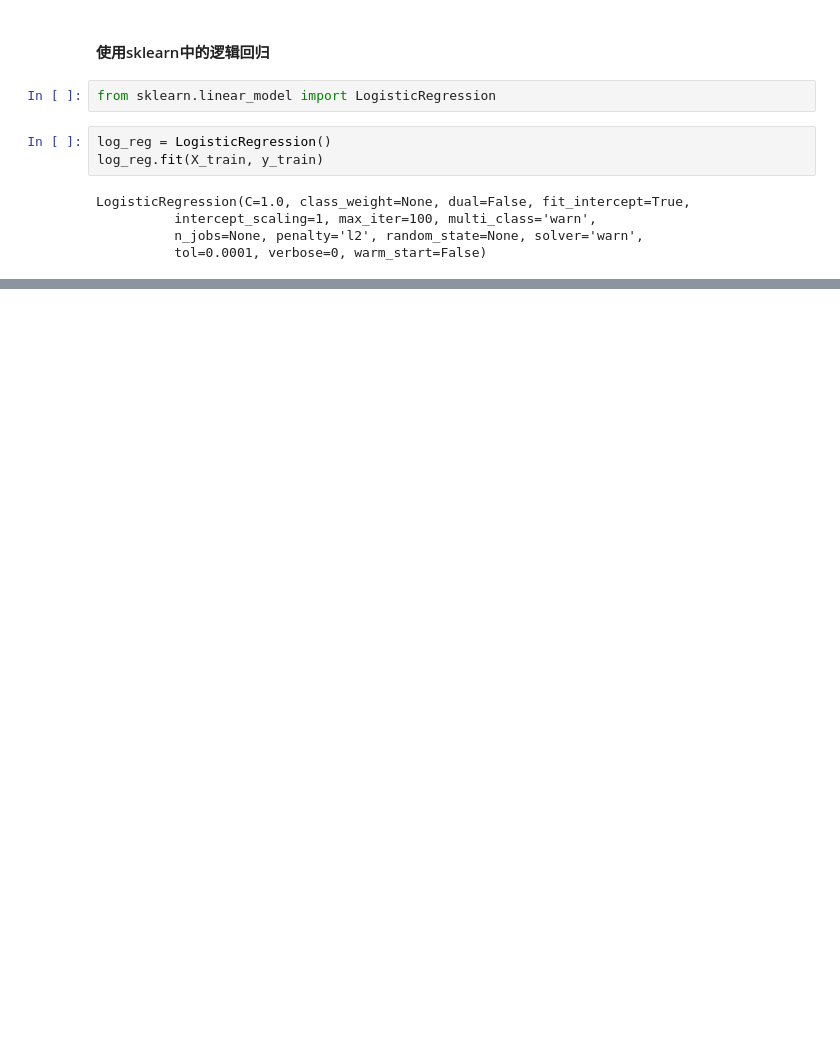
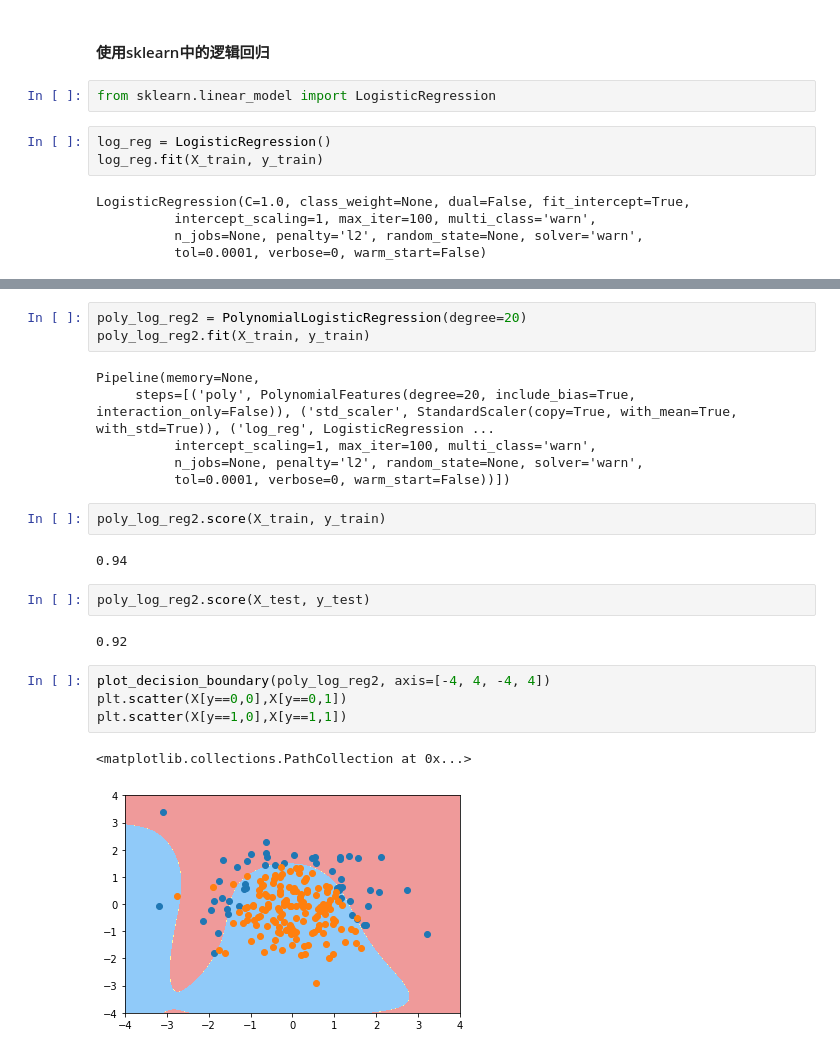
Before and after one commit to shihe110/Play-with-Machine-Learning-Algorithms, a Jupyter notebook: 09-Logistics-Regression/0907-Logistic-Regression-in-sklearn.ipynb, the cells around one changed output, grey strips where cells are left out. Saved outputs shown, nothing was run; the diff lists cells and outputs as text; blank space fills up the shorter version.

```diff
--- a/09-Logistics-Regression/0907-Logistic-Regression-in-sklearn.ipynb
+++ b/09-Logistics-Regression/0907-Logistic-Regression-in-sklearn.ipynb
@@ -33,0 +99,24 @@ LogisticRegression(C=1.0, class_weight=None, dual=False, fit_intercept=True,
+# %%
+poly_log_reg2 = PolynomialLogisticRegression(degree=20)
+poly_log_reg2.fit(X_train, y_train)
+# %% [output]
+Pipeline(memory=None,
+     steps=[('poly', PolynomialFeatures(degree=20, include_bias=True, interaction_only=False)), ('std_scaler', StandardScaler(copy=True, with_mean=True, with_std=True)), ('log_reg', LogisticRegression ...
+          intercept_scaling=1, max_iter=100, multi_class='warn',
+          n_jobs=None, penalty='l2', random_state=None, solver='warn',
+          tol=0.0001, verbose=0, warm_start=False))])
+# %%
+poly_log_reg2.score(X_train, y_train)
+# %% [output]
+0.94
+# %%
+poly_log_reg2.score(X_test, y_test)
+# %% [output]
+0.92
+# %%
+plot_decision_boundary(poly_log_reg2, axis=[-4, 4, -4, 4])
+plt.scatter(X[y==0,0],X[y==0,1])
+plt.scatter(X[y==1,0],X[y==1,1])
+# %% [output]
+<matplotlib.collections.PathCollection at 0x...>
+[figure, added]
```
Also changed, not shown: parts of 21 cells of this notebook.
